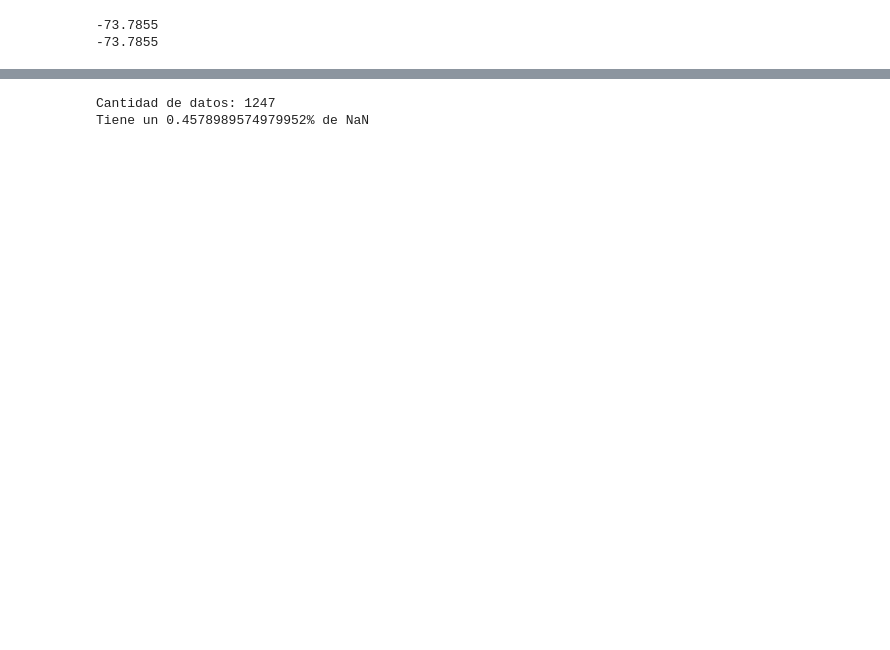
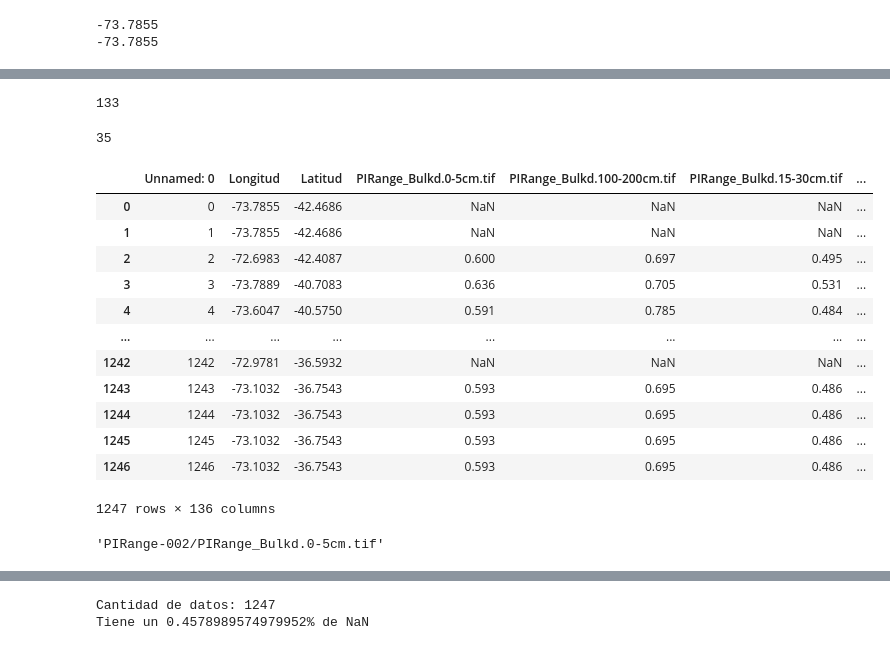
Before and after one commit to ManuelLabbe/script_geotiff_data_extraction, a Jupyter notebook: eda.ipynb, the cells around one changed output, grey strips where cells are left out. Drawn from its saved outputs; the diff is of its cells as text; code cells hidden in the pictures; blank space fills up the shorter version.

```diff
--- a/eda.ipynb
+++ b/eda.ipynb
@@ -179,0 +176,4 @@ new_df = pd.concat([df.Longitud, df.Latitud], axis = 1)
+# %%
+len(archivos)
+# %% [output]
+133
@@ -179,0 +209,24 @@ new_df = pd.concat([df.Longitud, df.Latitud], axis = 1)
+# %%
+len(archivos)
+# %% [output]
+35
+# %%
+pd.read_csv('tif_data')
+# %% [output]
+|  | Unnamed: 0 | Longitud | Latitud | PIRange_Bulkd.0-5cm.tif | PIRange_Bulkd.100-200cm.tif | PIRange_Bulkd.15-30cm.tif | ... |
+| 0 | 0 | -73.7855 | -42.4686 | NaN | NaN | NaN | ... |
+| 1 | 1 | -73.7855 | -42.4686 | NaN | NaN | NaN | ... |
+| 2 | 2 | -72.6983 | -42.4087 | 0.600 | 0.697 | 0.495 | ... |
+| 3 | 3 | -73.7889 | -40.7083 | 0.636 | 0.705 | 0.531 | ... |
+| 4 | 4 | -73.6047 | -40.5750 | 0.591 | 0.785 | 0.484 | ... |
+| ... | ... | ... | ... | ... | ... | ... | ... |
+| 1242 | 1242 | -72.9781 | -36.5932 | NaN | NaN | NaN | ... |
+| 1243 | 1243 | -73.1032 | -36.7543 | 0.593 | 0.695 | 0.486 | ... |
+| 1244 | 1244 | -73.1032 | -36.7543 | 0.593 | 0.695 | 0.486 | ... |
+| 1245 | 1245 | -73.1032 | -36.7543 | 0.593 | 0.695 | 0.486 | ... |
+| 1246 | 1246 | -73.1032 | -36.7543 | 0.593 | 0.695 | 0.486 | ... |
+1247 rows × 136 columns
+# %%
+archivos
+# %% [output]
+'PIRange-002/PIRange_Bulkd.0-5cm.tif'
```
Also changed, not shown: parts of 24 cells of this notebook.
